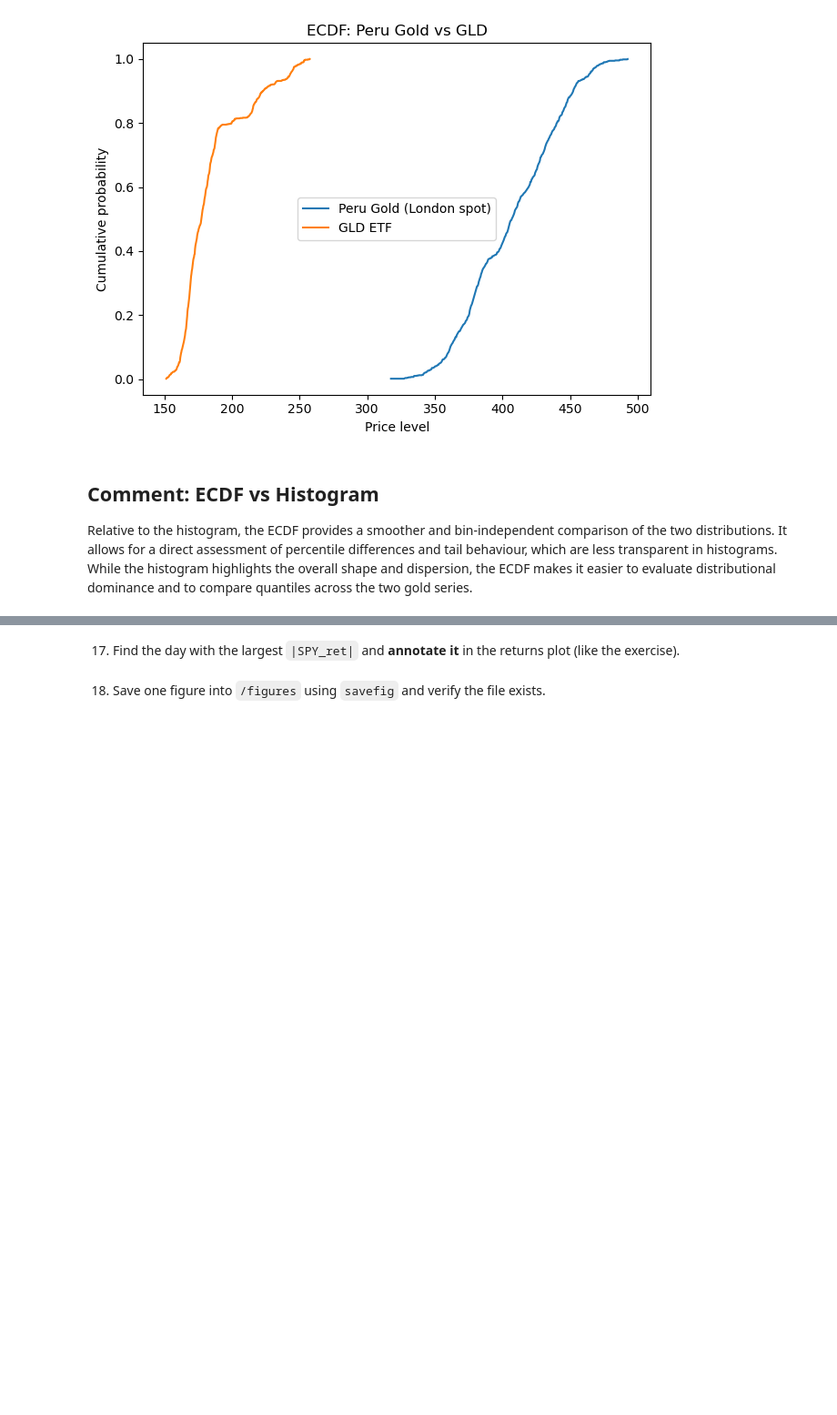
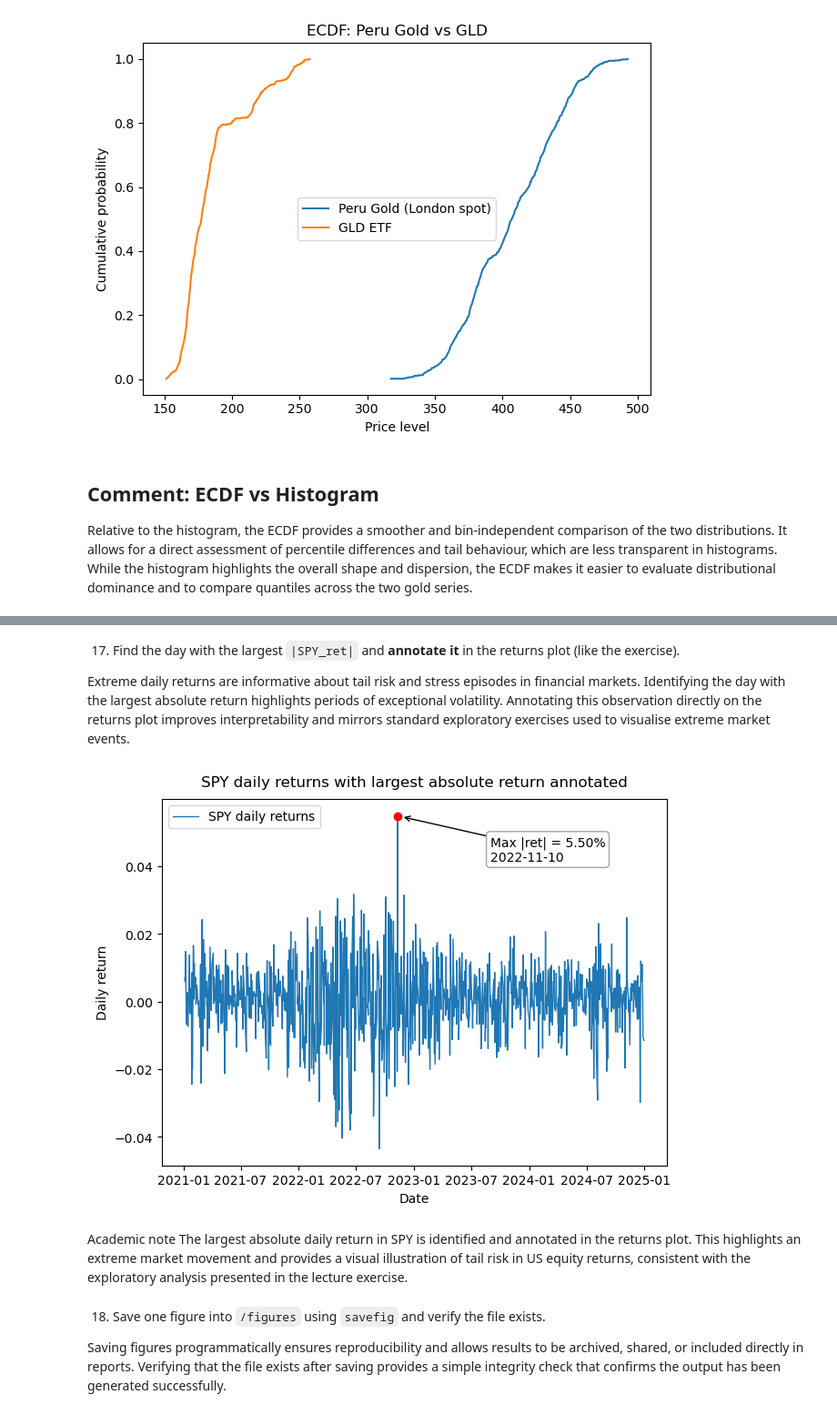
Before and after one commit to EduardoLG39/FinLab, a Jupyter notebook: homeworks/Assignment_3/group_9_ass_3_2026_folder/group_9_ass_3_2026_p1p2.ipynb, the cells around one changed output, grey strips where cells are left out. Shown at 91% size. Saved outputs shown, nothing was run; the diff lists cells and outputs as text; code cells hidden in the pictures; blank space fills up the shorter version.

```diff
--- a/homeworks/Assignment_3/group_9_ass_3_2026_folder/group_9_ass_3_2026_p1p2.ipynb
+++ b/homeworks/Assignment_3/group_9_ass_3_2026_folder/group_9_ass_3_2026_p1p2.ipynb
@@ -516,4 +798,66 @@ Relative to the histogram, the ECDF provides a smoother and bin-independent comp
 # %% [markdown]
 17. Find the day with the largest `|SPY_ret|` and **annotate it** in the returns plot (like the exercise).
+
+Extreme daily returns are informative about tail risk and stress episodes in financial markets. Identifying the day with the largest absolute return highlights periods of exceptional volatility. Annotating this observation directly on the returns plot improves interpretability and mirrors standard exploratory exercises used to visualise extreme market events.
+# %%
+import matplotlib.pyplot as plt
+
+# --- Extract SPY returns only ---
+spy_ret = (
+    usa_returns
+    .loc[usa_returns["ticker"] == "SPY", ["date", "ret"]]
+    .dropna()
+    .copy()
+)
+
+# --- Identify largest absolute return ---
+max_idx = spy_ret["ret"].abs().idxmax()
+max_date = spy_ret.loc[max_idx, "date"]
+max_ret  = spy_ret.loc[max_idx, "ret"]
+
+# --- Plot ---
+fig, ax = plt.subplots(constrained_layout=True)
+
+ax.plot(
+    spy_ret["date"],
+    spy_ret["ret"],
+    label="SPY daily returns",
+    linewidth=1.0
+)
+
+ax.scatter(max_date, max_ret, color="red", zorder=4)
+
+# --- Annotation INSIDE the axes ---
+ax.annotate(
+    text=f"Max |ret| = {max_ret:.2%}\n{max_date.date()}",
+    xy=(max_date, max_ret),              # point to highlight
+    xycoords="data",
+    xytext=(0.65, 0.90),                  # INSIDE the axes (fraction)
+    textcoords="axes fraction",
+    ha="left",
+    va="top",
+    bbox=dict(boxstyle="round,pad=0.3", fc="white", ec="0.6", alpha=0.9),
+    arrowprops=dict(
+        arrowstyle="->",
+        lw=1.0,
+        shrinkA=0,
+        shrinkB=5,
+        connectionstyle="arc3"
+    )
+)
+
+ax.set_title("SPY daily returns with largest absolute return annotated", pad=10)
+ax.set_xlabel("Date")
+ax.set_ylabel("Daily return")
+ax.legend(loc="upper left")
+
+plt.show()
+# %% [output]
+[figure, added]
+# %% [markdown]
+Academic note
+The largest absolute daily return in SPY is identified and annotated in the returns plot. This highlights an extreme market movement and provides a visual illustration of tail risk in US equity returns, consistent with the exploratory analysis presented in the lecture exercise.
 # %% [markdown]
 18. Save one figure into `/figures` using `savefig` and verify the file exists.
+
+Saving figures programmatically ensures reproducibility and allows results to be archived, shared, or included directly in reports. Verifying that the file exists after saving provides a simple integrity check that confirms the output has been generated successfully.
```
Also changed, not shown: parts of 30 cells of this notebook, 1 other file.
